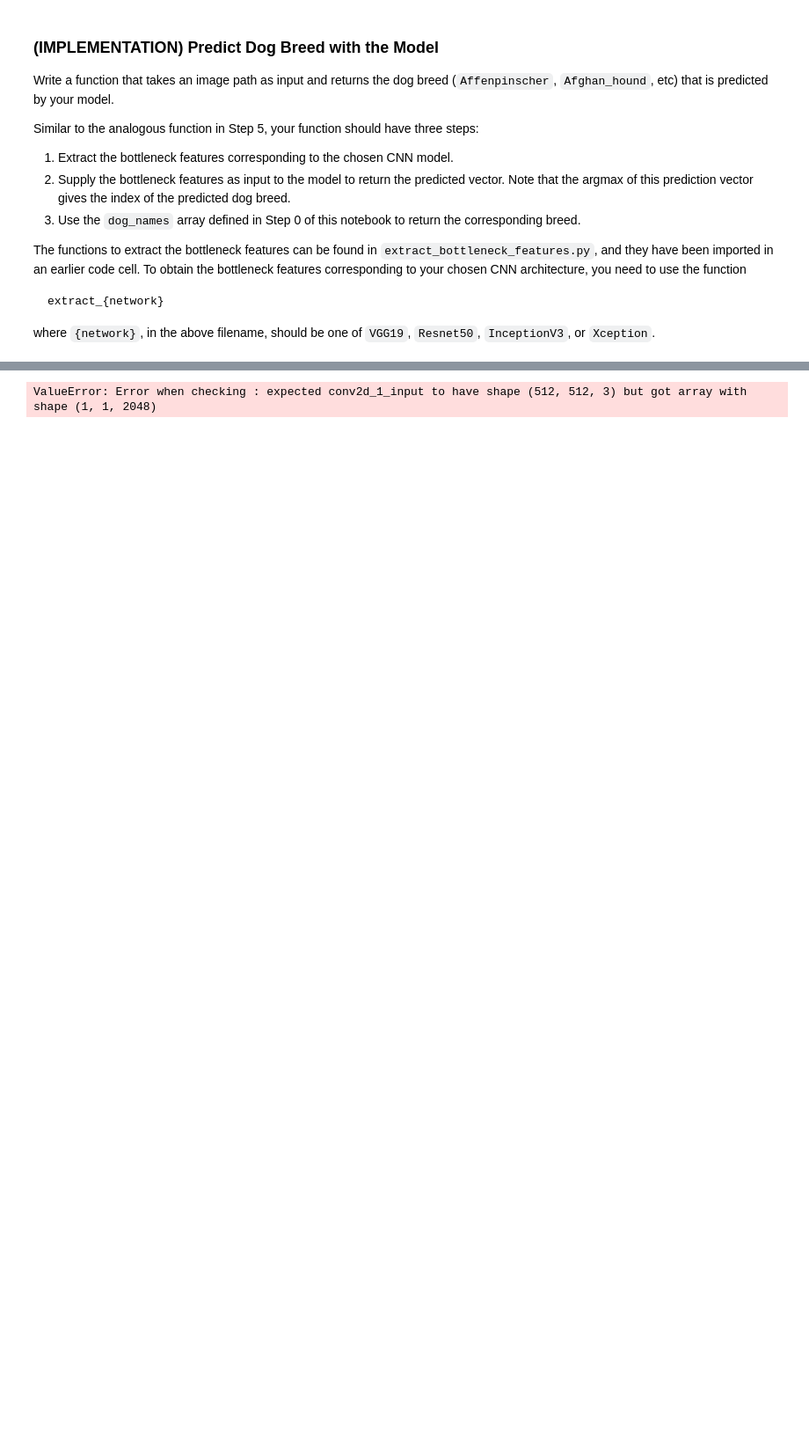
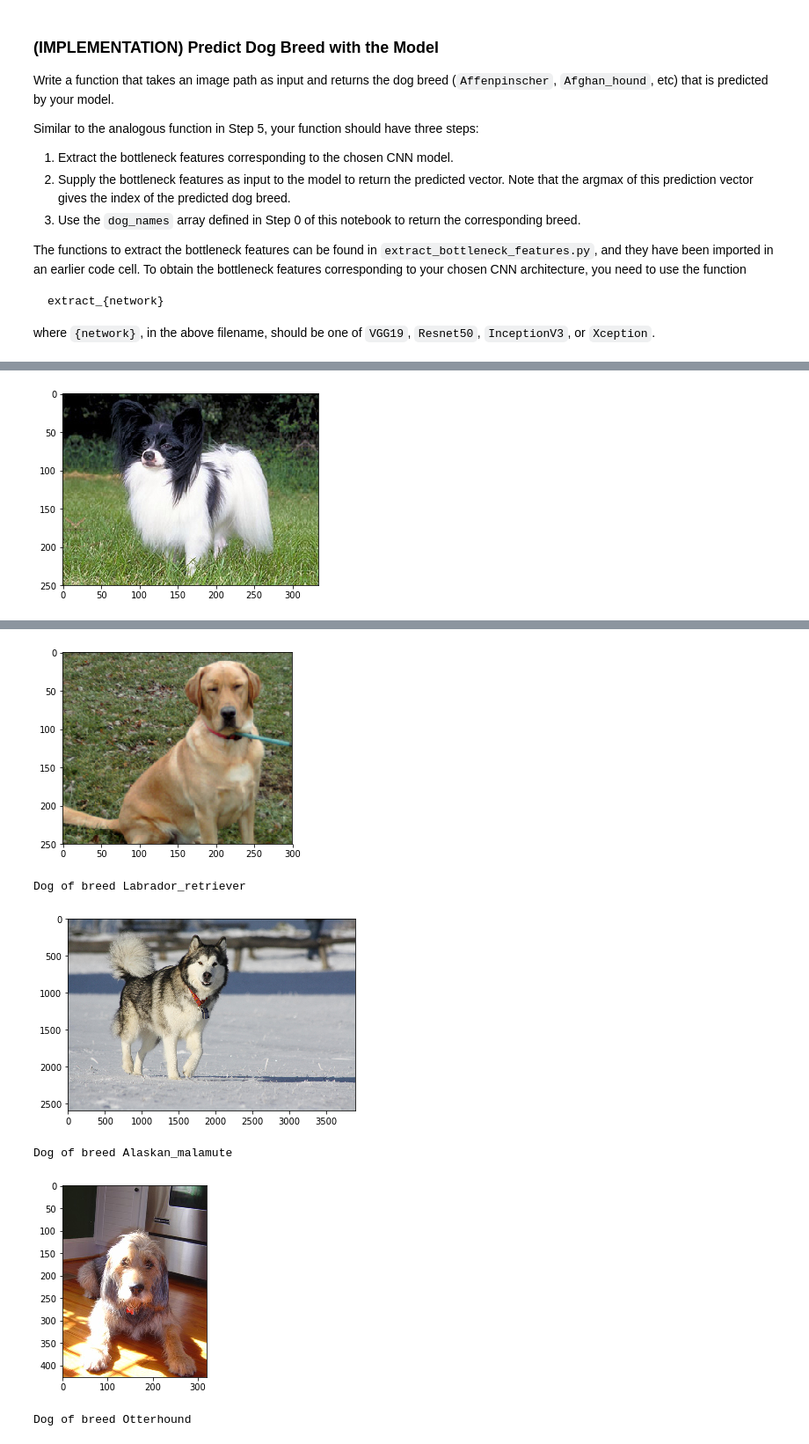
Before and after one commit to ricklentz/dog-project, a Jupyter notebook: dog_app.ipynb, the cells around one changed output, grey strips where cells are left out. Shown at 88% size. Saved outputs shown, nothing was run; the diff lists cells and outputs as text; code cells hidden in the pictures; blank space fills up the shorter version.

```diff
--- a/dog_app.ipynb
+++ b/dog_app.ipynb
@@ -1040,7 +1057,7 @@ Epoch 00020: val_loss did not improve
 ### (IMPLEMENTATION) Load the Model with the Best Validation Loss
 # %%
 ### Load the model weights with the best validation loss
-resnet_model.load_weights('saved_models/weights.best.simple.hdf5')
+final_model.load_weights('saved_models/weights.best.final_model.hdf5')
 # %% [markdown]
 ### (IMPLEMENTATION) Test the Model
 
@@ -1071,6 +1088,7 @@ The functions to extract the bottleneck features can be found in `extract_bottle
 where `{network}`, in the above filename, should be one of `VGG19`, `Resnet50`, `InceptionV3`, or `Xception`.
 # %%
 ### A function that takes a path to an image as inputand returns the dog breed that is predicted by the model.
+
 
 from extract_bottleneck_features import *
 
@@ -1080,13 +1098,9 @@ def face_detector(img_path):
     faces = face_cascade.detectMultiScale(gray)
     return len(faces) > 0
 
-def dog_detector(img_path):
-    prediction = ResNet50_predict_labels(img_path)
-    return ((prediction <= 268) & (prediction >= 151))
-
-def ResNet50_breed(img_path,model):
-    bottleneck_feature = extract_Resnet50(path_to_tensor(img_path))
-    predicted_vector = model.predict(bottleneck_feature)
+def Xception_breed(img_path):
+    bottleneck_feature = extract_Xception(path_to_tensor(img_path))
+    predicted_vector = final_model.predict(bottleneck_feature)
 
     breed = dog_names[np.argmax(predicted_vector)]
     if dog_detector(img_path):
@@ -1118,5 +1132,14 @@ Some sample output for our algorithm is provided below, but feel free to design
 # %%
 ### Breed_discovery function
 def predict_dog_breed(img_path):
-    race, breed = ResNet50_breed(img_path)
+    race, breed = Xception_breed(img_path)
     return (race, breed)
+# %%
+import matplotlib.pyplot as plt
+import matplotlib.image as mpimg
+%pylab inline
+
+def show_image(image_path):
+    img=mpimg.imread(image_path)
+    imgplot = plt.imshow(img)
+    plt.show()
@@ -1137,25 +1164,28 @@ __Answer:__
 # %%
 ## Execute your algorithm from Step 6 on at least 6 images on your computer.
 import os, random
+
+num_rand_validation_images = 6
 
 def dog_breed_match(img_path):
     detected_human_face = face_detector(img_path)
     detected_dog = dog_detector(img_path)
     if not(detected_human_face or detected_dog):
         print('Did not detect a human or dog.')
         show_image(img_path)
     elif detected_dog:
-        breed = predict_dog_breed(img_path)
+        race, breed = predict_dog_breed(img_path)
         show_image(img_path)
-        print('Dog of breed ' + breed['name'])
-        show_image(breed['image'])
+        print('Dog of breed ' + breed)
     else:
         breed = predict_dog_breed(img_path)
         show_image(img_path)
-        print('Human that looks like dog breed ' + breed['name'])
-        show_image(breed['image'])
+        print('Human that looks like dog breed ' + breed)
+        show_image(breed)
 
-#randomly select 6 files and present results
-for idx in range(6):
-    dog_breed_match(random.choice(valid_files))
+#randomly select files and present results
+test_validation_files = valid_files[:num_rand_validation_images]
+for file in test_validation_files:
+    dog_breed_match(file)
 # %% [output]
+[figure, added]
@@ -1164 +1193,6 @@ Downloading data from https://github.com/fchollet/deep-learning-models/releases/
+[figure, added]
-ValueError: Error when checking : expected conv2d_1_input to have shape (512, 512, 3) but got array with shape (1, 1, 2048)
+Dog of breed Labrador_retriever
+[figure, added]
+Dog of breed Alaskan_malamute
+[figure, added]
+Dog of breed Otterhound
```
Also changed, not shown: parts of 17 cells of this notebook, 2 other files.
